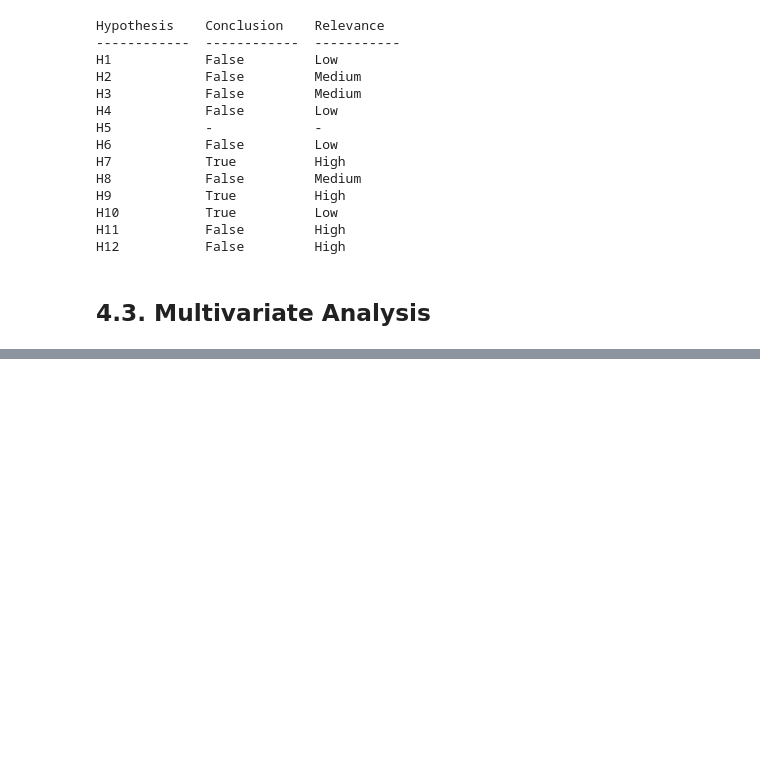
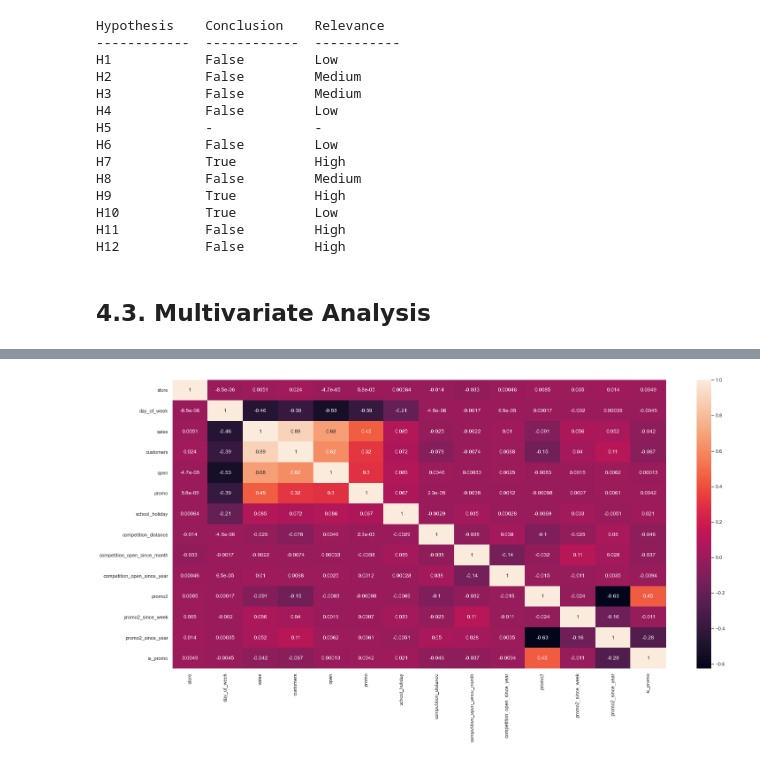
Before and after one commit to emidiovaleretto/rossmann-sales-prediction, a Jupyter notebook: Store_Sales_Prediction.ipynb, the cells around one changed output, grey strips where cells are left out. Drawn from its saved outputs; the diff is of its cells as text; code cells hidden in the pictures; blank space fills up the shorter version.

```diff
--- a/Store_Sales_Prediction.ipynb
+++ b/Store_Sales_Prediction.ipynb
@@ -773,0 +821,5 @@ H12           False         High
+# %%
+correlation = num_attrs.corr( method='pearson' )
+sns.heatmap( correlation, annot=True );
+# %% [output]
+[figure, added]
```
Also changed, not shown: parts of 9 cells of this notebook.
